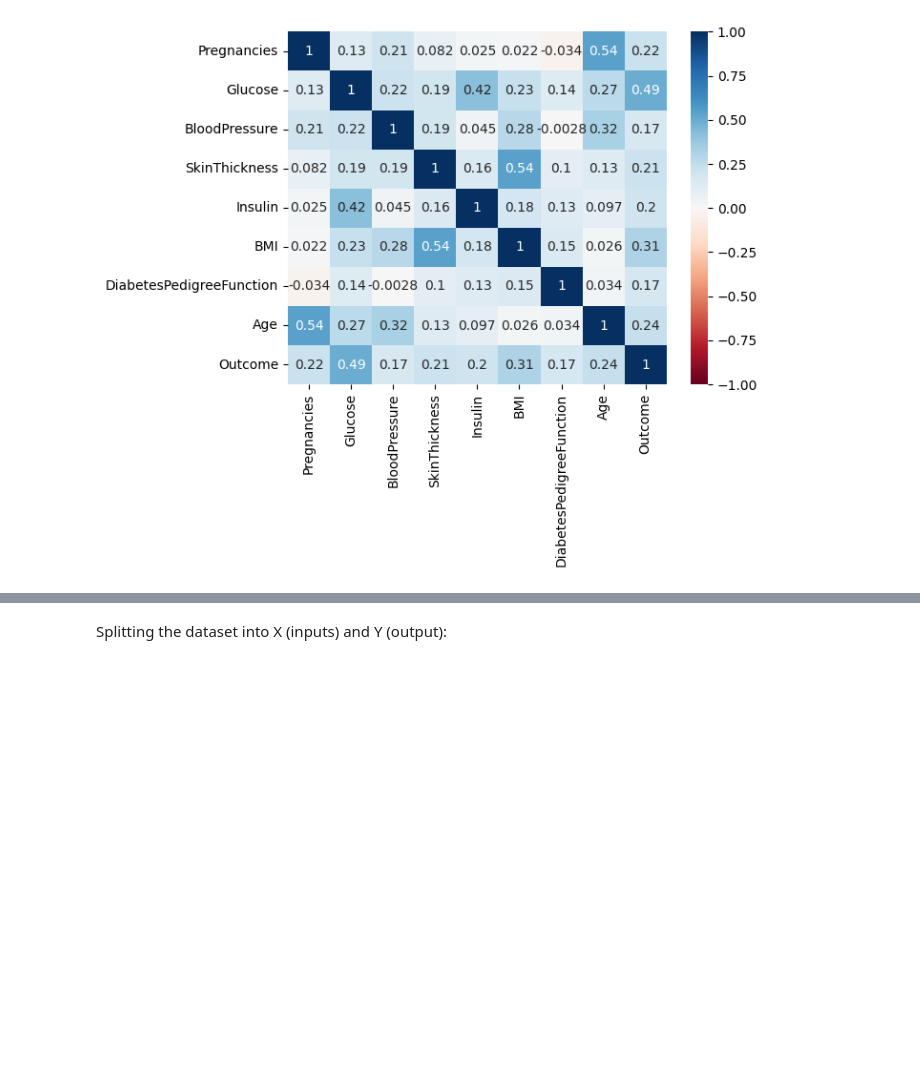
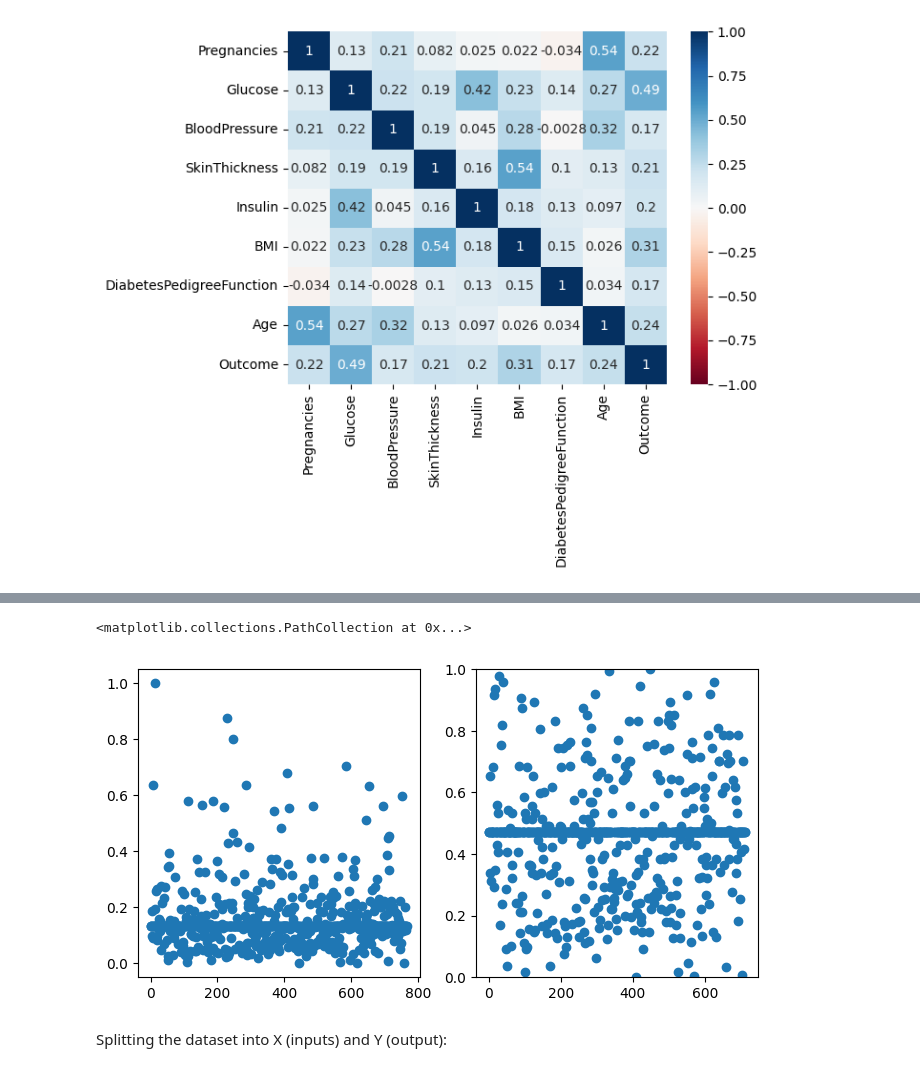
Before and after one commit to LucasDSF7/Data-Analysis-Puc-Rio, a Jupyter notebook: data_exploratory_analysis_and_pre_processing/pima_indians_diabetes.ipynb, the cells around one changed output, grey strips where cells are left out. Cells and saved outputs as stored; diff of their text form; code cells hidden in the pictures; blank space fills up the shorter version.

```diff
--- a/data_exploratory_analysis_and_pre_processing/pima_indians_diabetes.ipynb
+++ b/data_exploratory_analysis_and_pre_processing/pima_indians_diabetes.ipynb
@@ -192,3 +220,17 @@ sns.heatmap(data=df_copy.corr(), vmin=- 1, vmax=1, cmap='RdBu', annot=True)
+# %%
+plt.close()
+fig, ax = plt.subplots(1, 2, figsize=(8, 4))
+plt.ylim(0, 1)
+scaler = MinMaxScaler()
+scaler.fit(df_copy.values[:, 0:8])
+scaler.transform(df_copy.values[:, 0:8])[4]
+ax[0].scatter(x_original, scaler.transform(df_copy.values[:, 0:8])[:, 4])
+scaler = MinMaxScaler()
+scaler.fit(df_copy_2.values[:, 0:8])
+ax[1].scatter(x, scaler.transform(df_copy_2.values[:, 0:8])[:, 4])
+# %% [output]
+<matplotlib.collections.PathCollection at 0x...>
+[figure, added]
 # %% [markdown]
 Splitting the dataset into X (inputs) and Y (output):
 # %%
```
Also changed, not shown: parts of 4 cells of this notebook, 3 other files.
